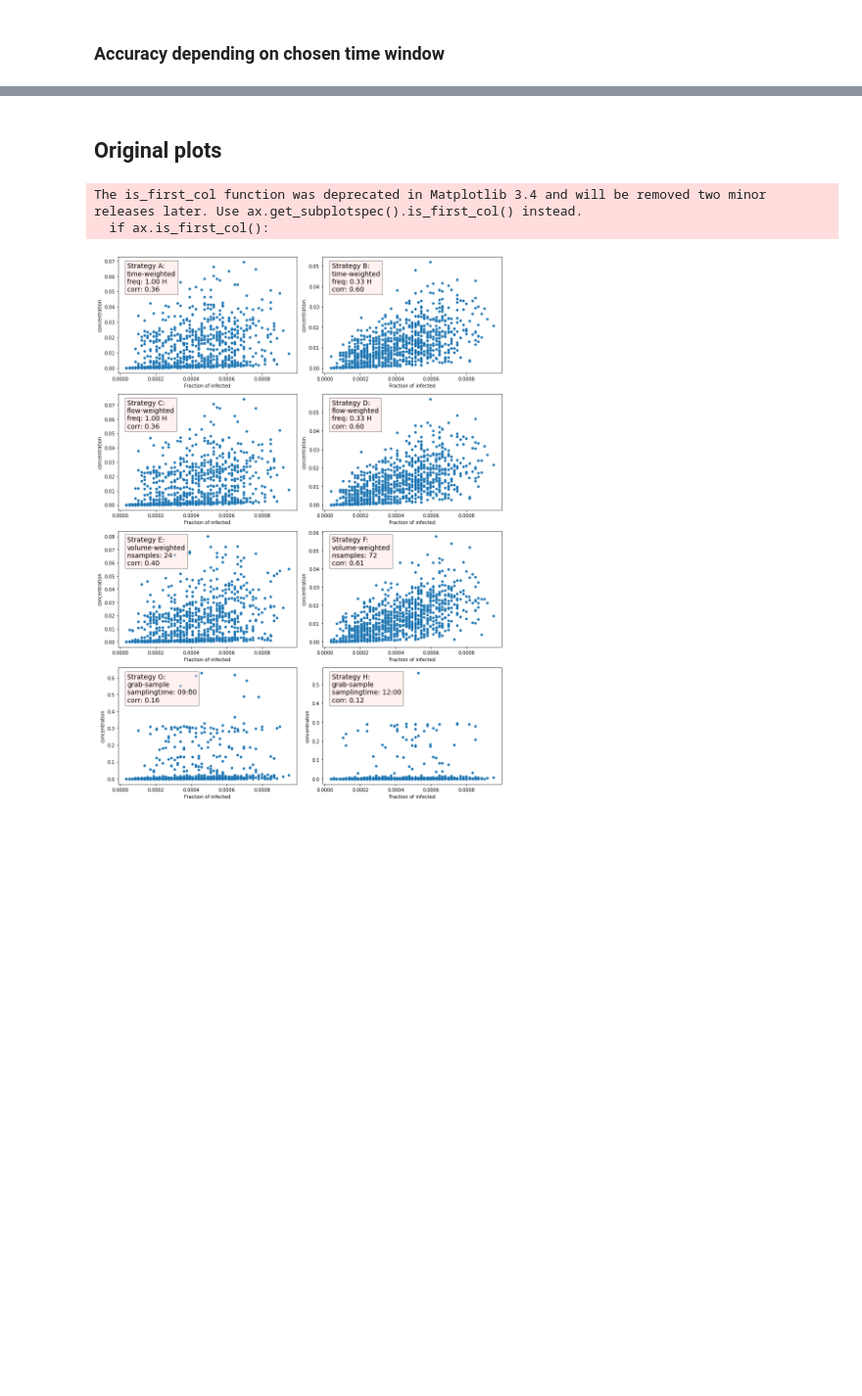
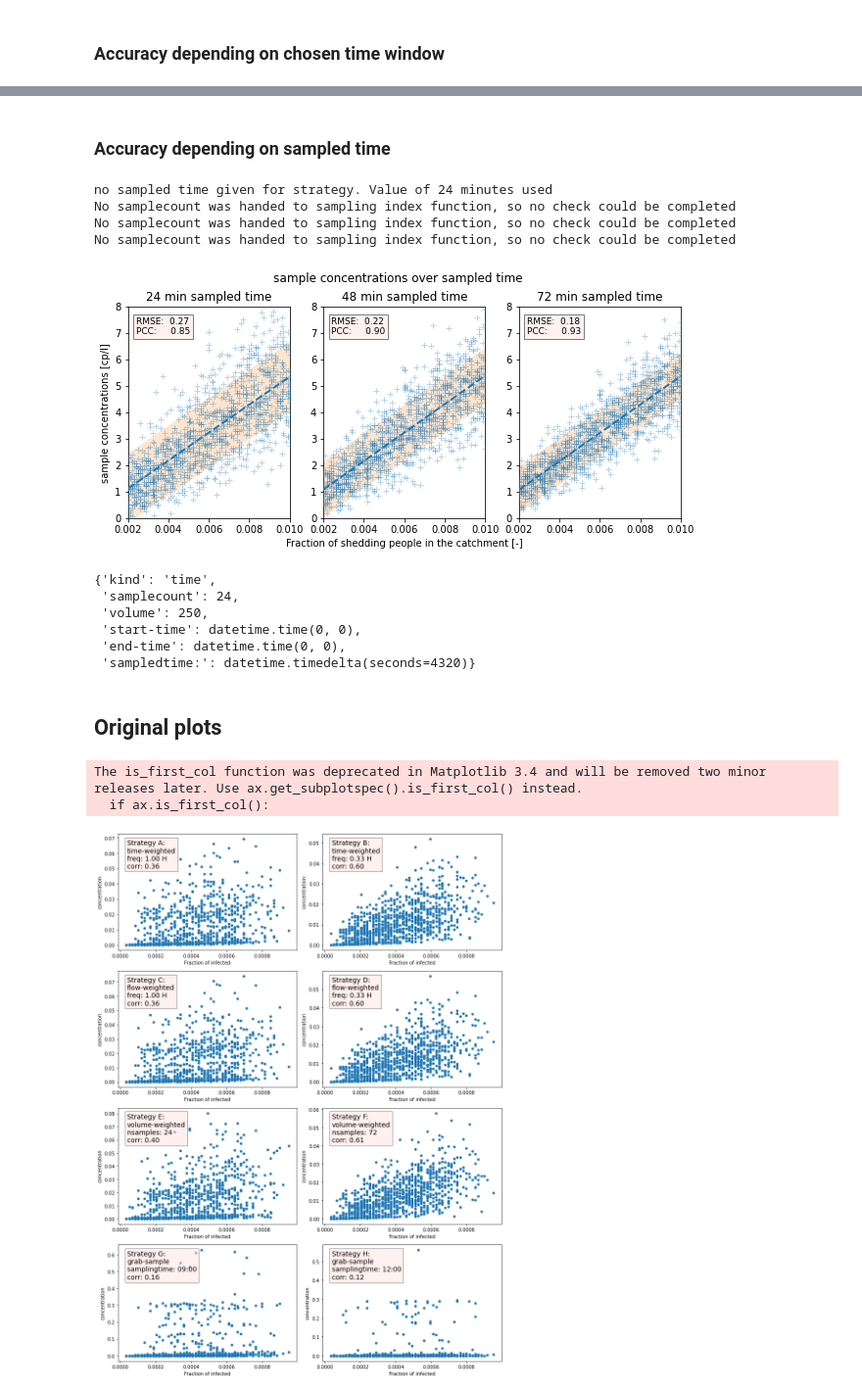
Before and after one commit to alBartig/SWMMpulse, a Jupyter notebook: eval_strategy_accuracy.ipynb, the cells around one changed output, grey strips where cells are left out. Shown: that part at 98% size. Cells and saved outputs as stored; diff of their text form; code cells hidden in the pictures; blank space fills up the shorter version.

```diff
--- a/eval_strategy_accuracy.ipynb
+++ b/eval_strategy_accuracy.ipynb
@@ -344,3 +312,58 @@ plt.savefig(fdir/"plots"/"grfk_sampling_period"/"impact_sampling_period.svg")
+# %% [markdown]
+### Accuracy depending on sampled time
+# %%
+axttl = ["24 min sampled time", "48 min sampled time", "72 min sampled time"]
+title = "sample concentrations over sampled time"
+fig, ax = triple_plots(title=title)
+
+K={"kind":"time",
+   "samplecount":24,
+   "volume":250,
+   "start-time":dt.time(hour=0, minute=0),
+   "end-time":dt.time(hour=0, minute=0),
+   "sampledtime":dt.timedelta(minutes=72)}
+
+STRATEGIES["K"] = K
+
+selected_strategies = ["A", "H", "K"]
+
+for k, name in enumerate(selected_strategies):
+    # get strategy
+    strategy = STRATEGIES.get(name)
+    # sample timeseries
+    df_samples = pd.DataFrame(sampler.sample(df_timeseries, strategy))
+    # link sample concentrations to corresponding infection rates
+    df_samples = df_samples.join(dffiles.set_index("simID")["infection rate"])
+    # linear regression on data
+    df_samples, standard_error, pcc = linreg_samples(df_samples)
+    # plot data
+    plot_samples(df_samples, ax[k])
+    #df_samples.plot(x="infection rate",y="concentration", kind="scatter", ax=ax[k], alpha=0.1)
+    #ax[k].set(xlabel="infection Rate [-]", ylabel="sample concentrations [cp/l]", xlim=[0.002,0.01], ylim=[0,8])
+
+ax = prep_axs(ax, axttl)
+
+fdir = Path(r"C:\Users\albert\Documents\SWMMpulse")
+plt.savefig(fdir/"plots"/"grfk_sampledtime"/"impact_sampledtime.png", dpi=300)
+plt.savefig(fdir/"plots"/"grfk_sampledtime"/"impact_sampledtime.svg")
+# %% [output]
+no sampled time given for strategy. Value of 24 minutes used
+No samplecount was handed to sampling index function, so no check could be completed
+No samplecount was handed to sampling index function, so no check could be completed
+No samplecount was handed to sampling index function, so no check could be completed
+[figure, added]
+# %%
+K.get(STRATEGY.SAMPLEDTIME)
+STRATEGY.SAMPLEDTIME
+#STRATEGIES["K"]["sampeldtime"]
+K
+# %% [output]
+{'kind': 'time',
+ 'samplecount': 24,
+ 'volume': 250,
+ 'start-time': datetime.time(0, 0),
+ 'end-time': datetime.time(0, 0),
+ 'sampledtime:': datetime.timedelta(seconds=4320)}
 # %% [markdown]
 ## Original plots
 # %%
```
Also changed, not shown: parts of 13 cells of this notebook, 2 other files.
